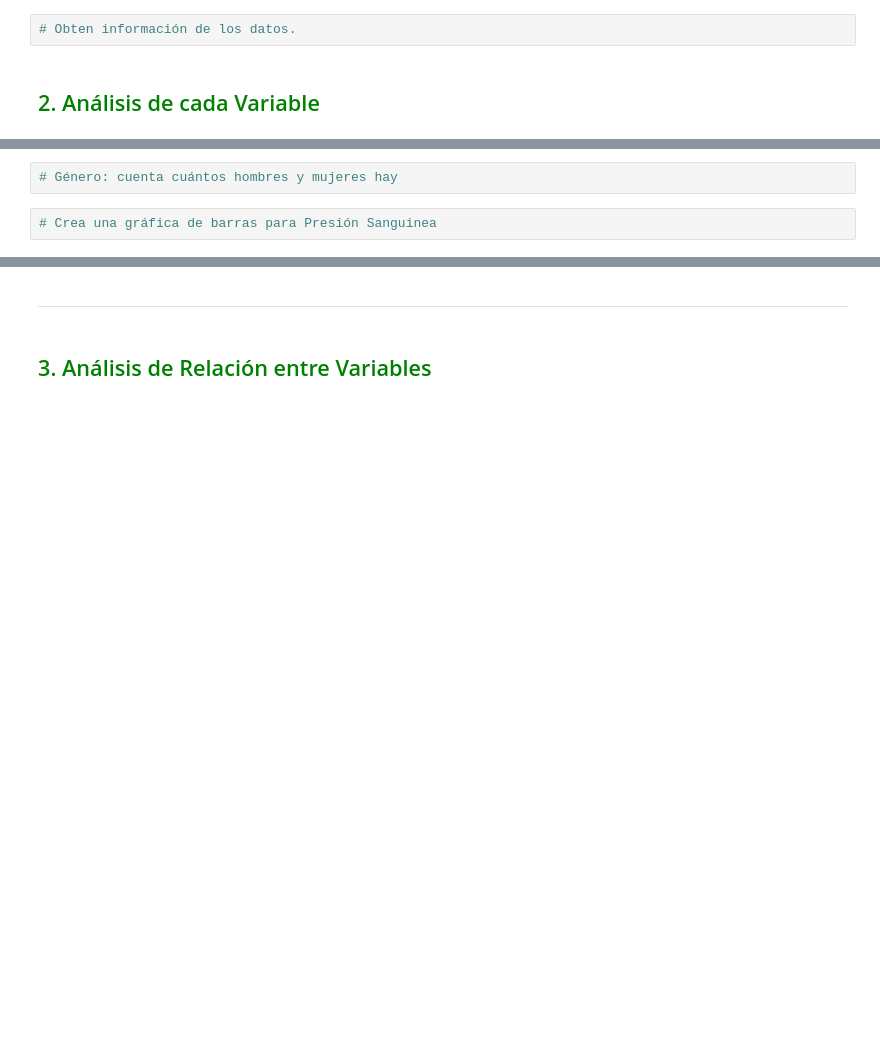
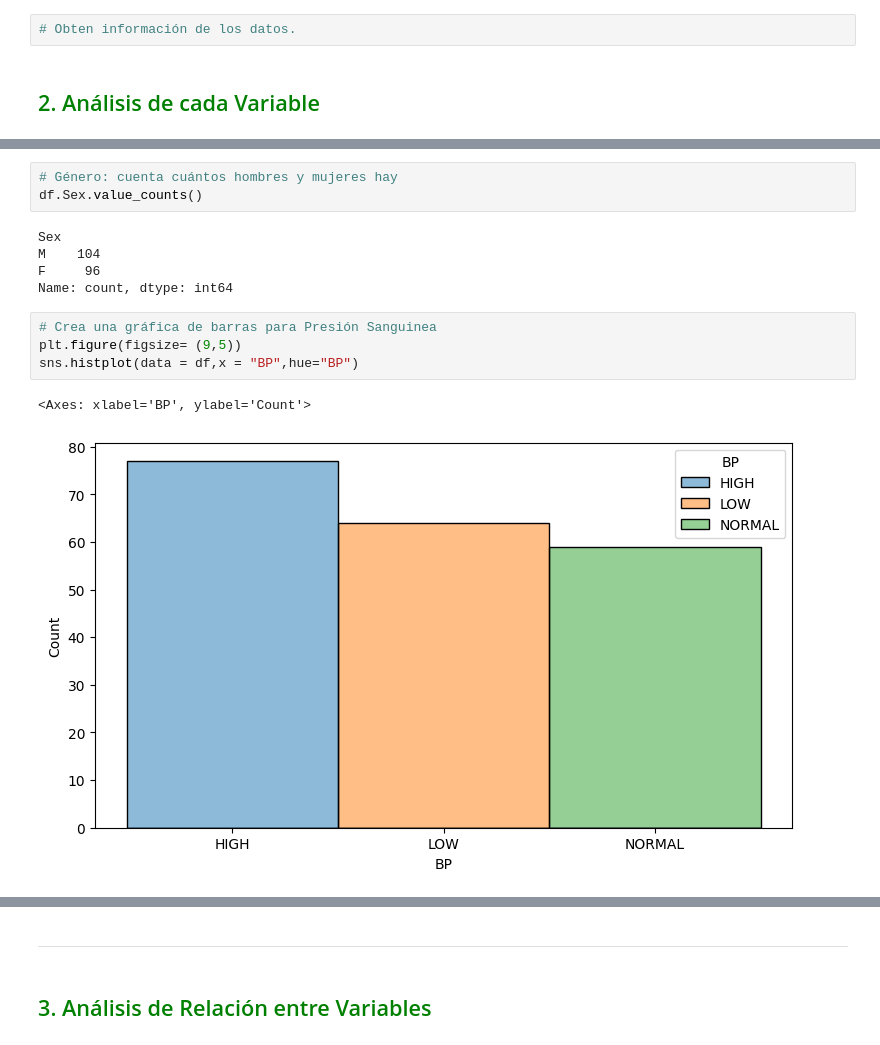
Before and after one commit to xiweichill/6IV8_HuangXiwei_Analisis_De_Datos, a Jupyter notebook: Machine Learning python Archivos de Trabajo para el curso y Manual/Capítulo 3-Clasificación/Cap3_plantilla.ipynb, the cells around one changed output, grey strips where cells are left out. Drawn from its saved outputs; the diff is of its cells as text; blank space fills up the shorter version.

```diff
--- a/Machine Learning python Archivos de Trabajo para el curso y Manual/Capítulo 3-Clasificación/Cap3_plantilla.ipynb
+++ b/Machine Learning python Archivos de Trabajo para el curso y Manual/Capítulo 3-Clasificación/Cap3_plantilla.ipynb
@@ -36,6 +66,17 @@ df = extraer_datos(drug200.csv, drug200)
 # %%
 # Género: cuenta cuántos hombres y mujeres hay
+df.Sex.value_counts()
+# %% [output]
+Sex
+M    104
+F     96
+Name: count, dtype: int64
 # %%
 # Crea una gráfica de barras para Presión Sanguinea
+plt.figure(figsize= (9,5))
+sns.histplot(data = df,x = "BP",hue="BP")
+# %% [output]
+<Axes: xlabel='BP', ylabel='Count'>
+[figure, added]
 # %%
 # Crea una gráfica de barras para Colesterol
```
Also changed, not shown: parts of 39 cells of this notebook.
